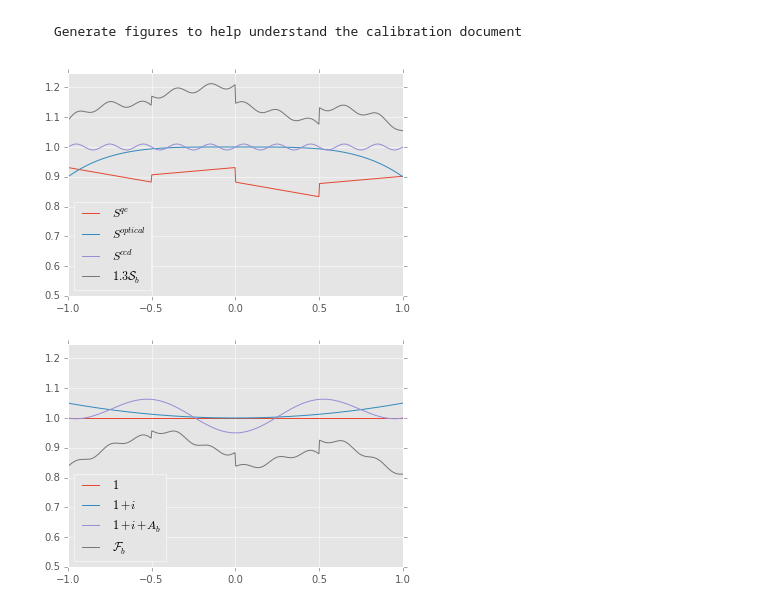
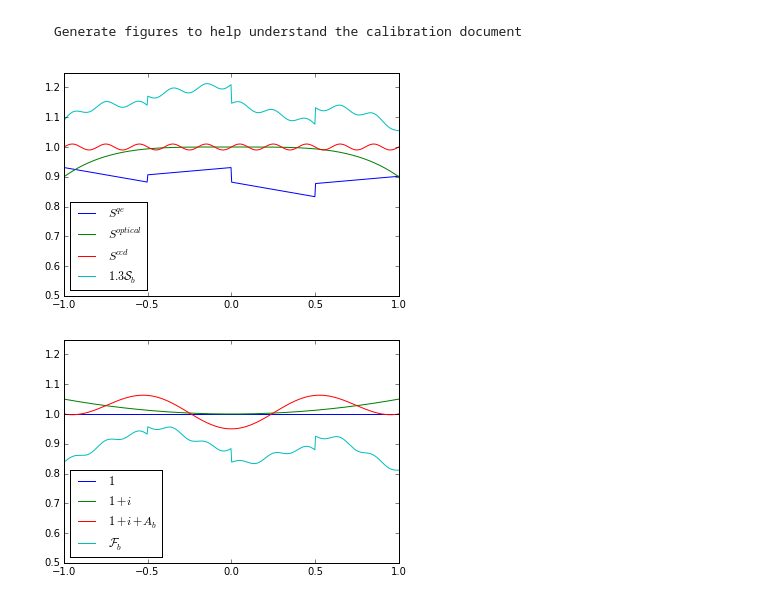
Before and after one commit to RobertLuptonTheGood/notebooks, a Jupyter notebook: calibration figures.ipynb, the cells around one changed output. Drawn from its saved outputs; the diff is of its cells as text; code cells hidden in the pictures.

```diff
--- a/calibration figures.ipynb
+++ b/calibration figures.ipynb
@@ -5,7 +5,7 @@ import numpy as np
 
 %matplotlib inline
 import matplotlib.pyplot as plt
-plt.style.use('ggplot')
+#plt.style.use('ggplot')
 
 dirName = "/Users/rhl/TeX/Talks/Brookhaven/PACCD-2014"
 # %%
@@ -14,6 +14,7 @@ ib = np.linspace(-1, 1, 500)
 # additive part of flat field screen illumination
 i = 0.05*ib**2
 # true per-pixel sensitivity variation (assuming all pixels are the same size)
+nPerCCD = len(ib)//4      # we have 4 chips in the following S_qe prescription
 S_qe = 0.98*np.where(ib < -0.5,         0.90 - 0.1*(ib + 0.5),
                      np.where(ib < 0,   0.95 + 0.05*ib,
                      np.where(ib < 0.5, 0.85 - 0.1*(ib - 0.5),
@@ -25,6 +26,8 @@ S_optical = 1 - 0.1*ib**4
 S_ccd = 1 + 0.01*np.sin(10*ib*np.pi)
 # sensitivity allowing for pixel size variation
 calS = S_qe*S_optical*S_ccd
+# measured flat field
+Fb = (1 + i + A)*calS
 # %%
 plt.plot(ib, S_qe, label='$S^{qe}$')
 plt.plot(ib, S_optical, label='$S^{optical}$')
@@ -38,19 +41,19 @@ foo = plt.ylim(0.5, 1.25)
 
 plt.savefig(os.path.join(dirName, "S.pdf"))
 # %% [output]
-[figure, old version]
+[figure, new version]
 # %%
 plt.plot(ib, np.ones_like(ib), label='$1$')
 plt.plot(ib, 1 + i, label='$1 + i$')
 plt.plot(ib, 1 + i + A, label='$1 + i + A_b$')
 if False:
     scale = 1.3
     plt.plot(ib, scale*calS, label='$%g{\cal S}_b$' % scale)
 
-plt.plot(ib, (1 + i + A)*calS, label='${\cal F}_b$')
+plt.plot(ib, Fb, label='${\cal F}_b$')
 plt.legend(loc='best').draggable()
 foo = plt.ylim(0.5, 1.25)
 
 plt.savefig(os.path.join(dirName, "F_b.pdf"))
 # %% [output]
-[figure, old version]
+[figure, new version]
```
Also changed, not shown: parts of 2 cells of this notebook.
